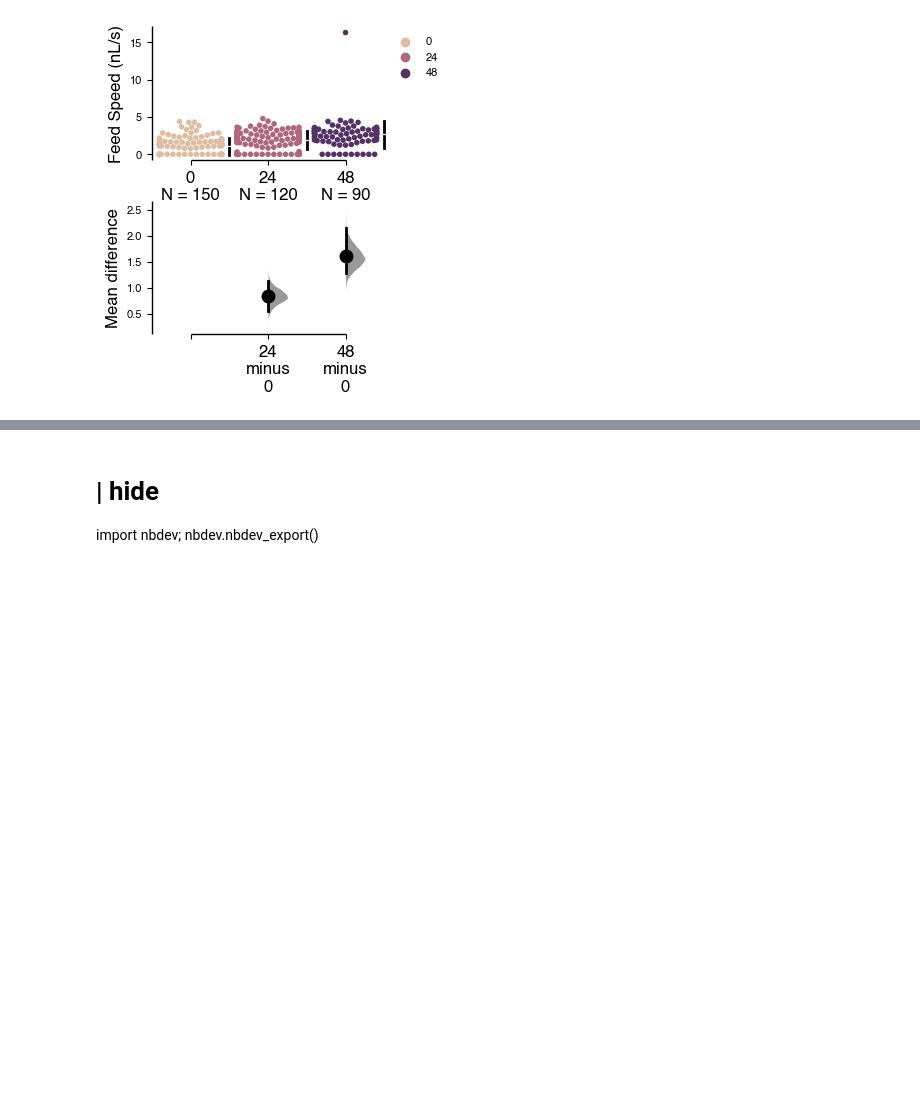
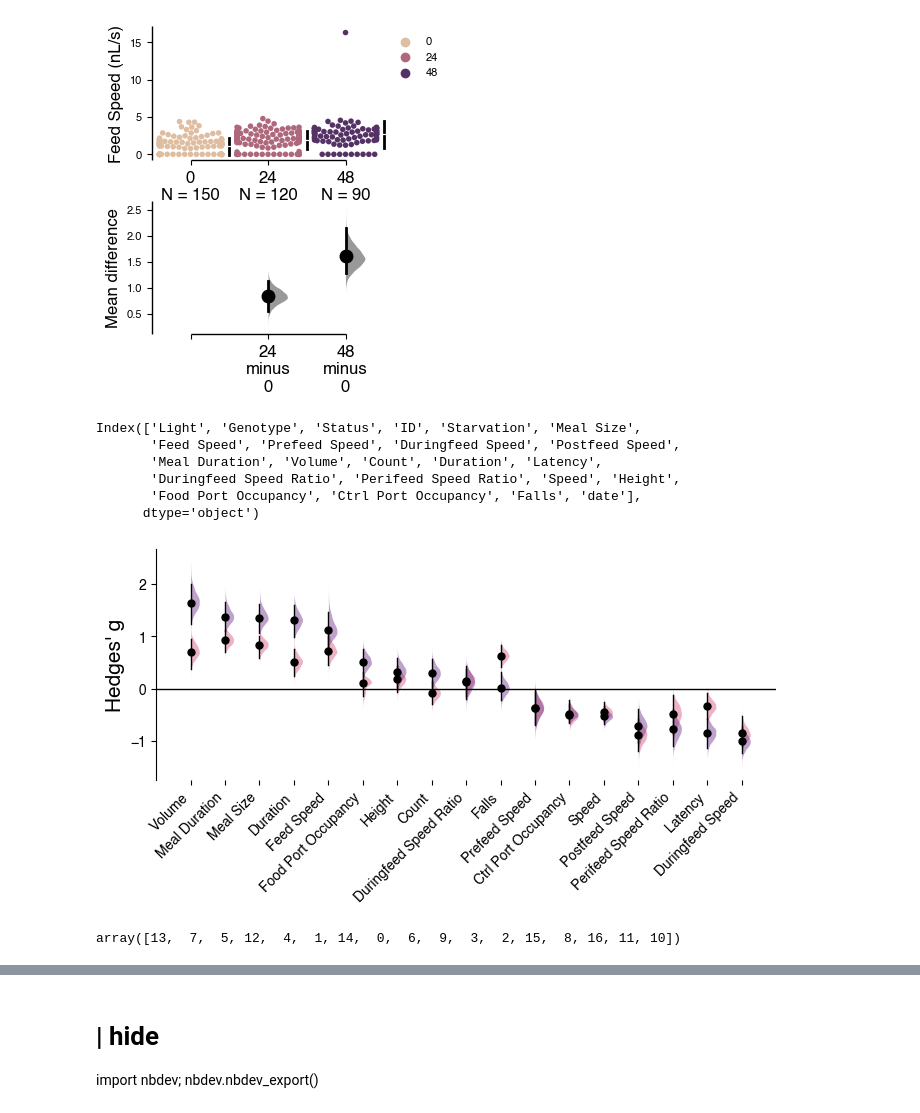
Before and after one commit to sangyu/Holophenotype5HT, a Jupyter notebook: nbs/01_Figures/01_Setup.ipynb, the cells around one changed output, grey strips where cells are left out. Saved outputs shown, nothing was run; the diff lists cells and outputs as text; code cells hidden in the pictures; blank space fills up the shorter version.

```diff
--- a/nbs/01_Figures/01_Setup.ipynb
+++ b/nbs/01_Figures/01_Setup.ipynb
@@ -355,3 +377,83 @@ ffsWT.savefig(figurepath+ 'fsWT'+'.svg')
 [figure]
 [figure]
 [figure]
+# %%
+w1118.columns
+# %% [output]
+Index(['Light', 'Genotype', 'Status', 'ID', 'Starvation', 'Meal Size',
+       'Feed Speed', 'Prefeed Speed', 'Duringfeed Speed', 'Postfeed Speed',
+       'Meal Duration', 'Volume', 'Count', 'Duration', 'Latency',
+       'Duringfeed Speed Ratio', 'Perifeed Speed Ratio', 'Speed', 'Height',
+       'Food Port Occupancy', 'Ctrl Port Occupancy', 'Falls', 'date'],
+      dtype='object')
+# %%
+allmetrics = ['Meal Size',
+       'Feed Speed', 'Prefeed Speed', 'Duringfeed Speed', 'Postfeed Speed',
+       'Meal Duration', 'Volume', 'Count', 'Duration', 'Latency',
+       'Duringfeed Speed Ratio', 'Perifeed Speed Ratio', 'Speed', 'Height',
+       'Food Port Occupancy', 'Ctrl Port Occupancy', 'Falls']
+
+allcontrasts = [dabest.load(w1118, x = 'Starvation', y = m, idx = ('0', '24', '48')) for m in allmetrics]
+WTbcaHigh = [allcontrasts[i].mean_diff.results.bca_high for i in range(len(allcontrasts))]
+WTbcaLow = [allcontrasts[i].mean_diff.results.bca_low for i in range(len(allcontrasts))]
+WTbcaMean = [allcontrasts[i].hedges_g.results.difference[1] for i in range(len(allcontrasts))]
+order = np.argsort(WTbcaMean)[::-1]
+allmetrics_sorted = [allmetrics[o] for o in order]
+allcontrasts_sorted = [allcontrasts[o] for o in order]
+def plotForestDD(contrasts, exptNames = None, labelX = True, imagepath = None):
+    def pickouttestcolor(palette):
+        s = [i for i in palette.keys() if 'w1118' not in i]
+        return palette[s[0]]
+    DDbootstraps24 = [c.hedges_g.results.bootstraps[0] for c in contrasts]
+    DDbootstraps48 = [c.hedges_g.results.bootstraps[1] for c in contrasts]
+    setFont('Helvetica', 10)
+    fForest = plt.figure(figsize = [8, 3])
+    ax = plt.subplot(111)
+    default_violinplot_kwargs = {'widths':0.5, 'vert':True,
+                                   'showextrema':False, 'showmedians':False}
+    v24 = ax.violinplot(DDbootstraps24, **default_violinplot_kwargs)
+    v48 = ax.violinplot(DDbootstraps48, **default_violinplot_kwargs)
+    dabest.plot_tools.halfviolin(v24, alpha = 0.4)
+    dabest.plot_tools.halfviolin(v48, alpha = 0.4)
+    for i in range(len(contrasts)):
+        ax.collections[i].set_fc(sns.color_palette("magma")[3])
+        ax.collections[i+len(contrasts)].set_fc(sns.color_palette("magma")[1])
+    ax.plot([0, len(contrasts)+1], [0, 0], 'k', linewidth = 1)
+    ticks = list(range(1, len(contrasts)+1))
+    for i in ticks:
+        ax.plot(i, contrasts[i-1].hedges_g.results.difference[0], 'k.', markersize = 10)
+        ax.plot([i, i], [contrasts[i-1].hedges_g.results.bca_low[0], contrasts[i-1].hedges_g.results.bca_high[0]], 'k', linewidth = 1)
+        ax.plot(i, contrasts[i-1].hedges_g.results.difference[1], 'k.', markersize = 10)
+        ax.plot([i, i], [contrasts[i-1].hedges_g.results.bca_low[1], contrasts[i-1].hedges_g.results.bca_high[1]], 'k', linewidth = 1)
+
+    ax.set_xticks(ticks)
+    ax.set_xlim([0, len(contrasts)+1])
+    ax.set_xticklabels(allmetrics_sorted,
+                      rotation = 45, ha = 'right', fontsize = 10)
+    ax.set_ylabel('Hedges\' g', fontsize = 15)
+#     ax.set_title(metric.metric, fontsize = 20)
+    # ax.set_ylim(-0.5, 0.2)
+    ax.spines['bottom'].set_color(None)
+    ax.spines['top'].set_color(None)
+    ax.spines['right'].set_color(None)
+    # ax.spines['left'].set_color(None)
+
+
+    if exptNames:
+        if labelX:
+            ax.set_xticklabels(exptNames,
+                               rotation = 45,
+                               ha = 'right',
+                               fontsize = 12)
+        else:
+            ax.set_xticklabels(['']* (i+1))
+
+    return fForest
+
+ff = plotForestDD(allcontrasts_sorted)
+# %% [output]
+[figure, added]
+# %%
+order
+# %% [output]
+array([13,  7,  5, 12,  4,  1, 14,  0,  6,  9,  3,  2, 15,  8, 16, 11, 10])
```
Also changed, not shown: parts of 10 cells of this notebook, 7 other files.
